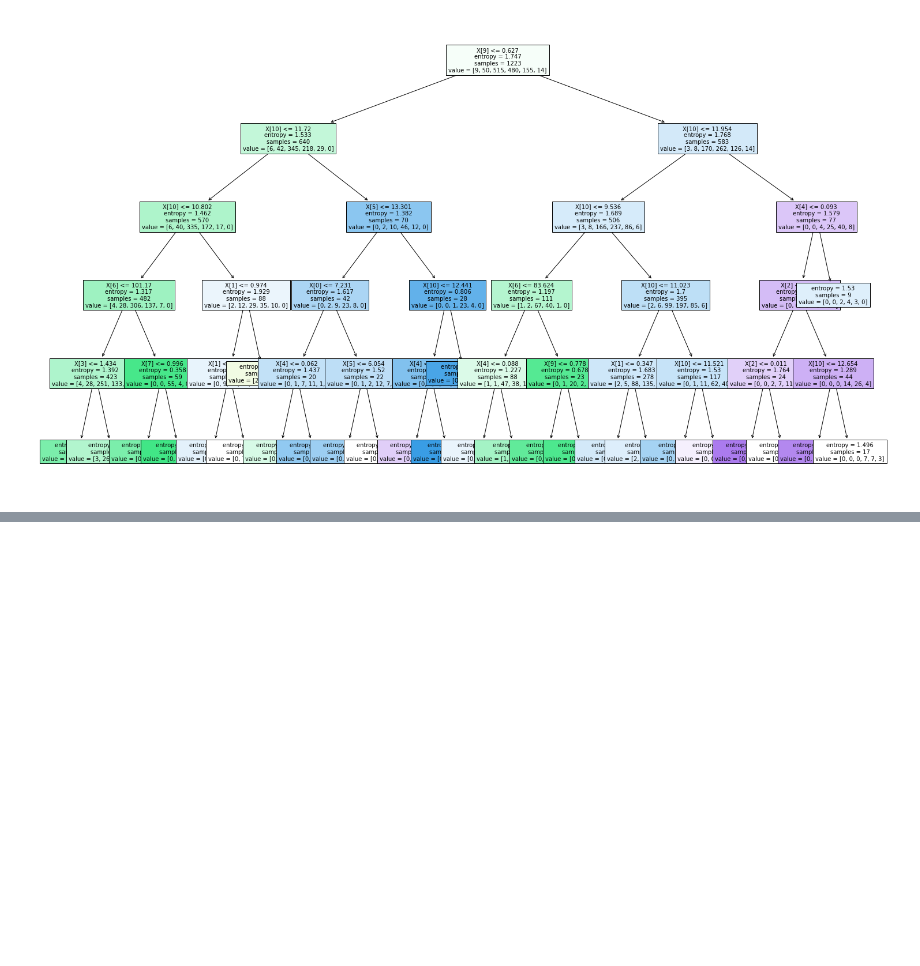
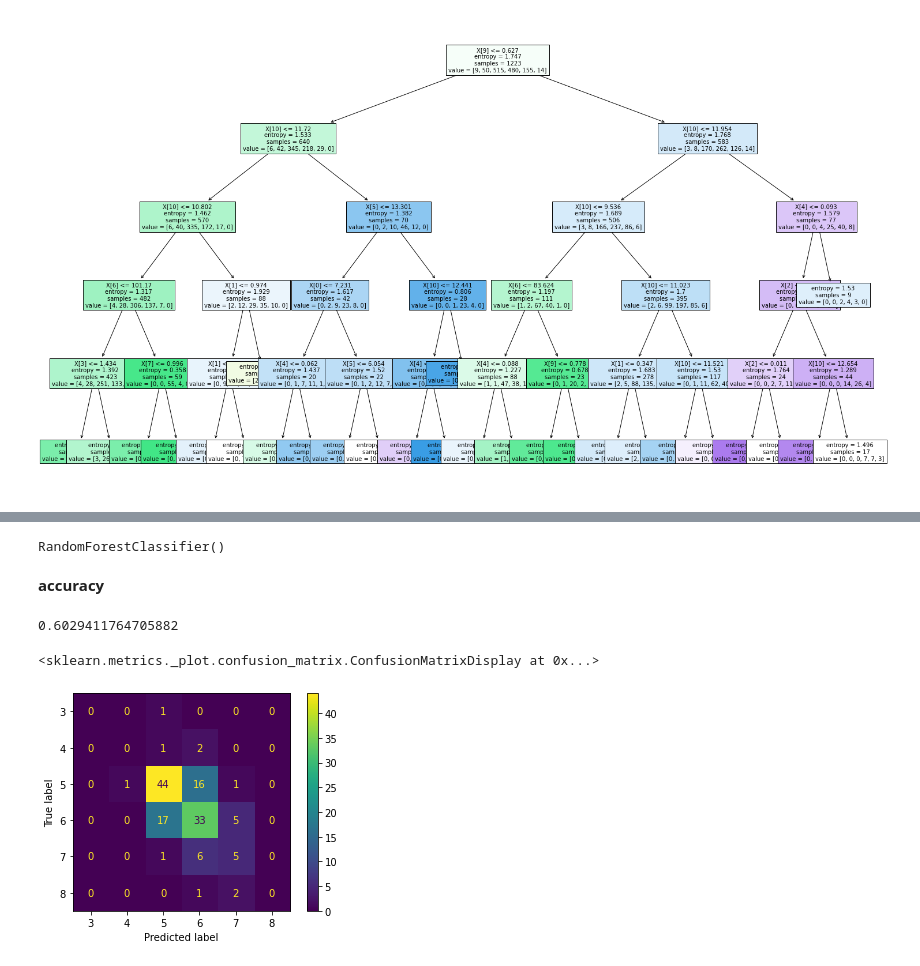
Before and after one commit to Prikshit7766/machine-learning, a Jupyter notebook: Red Wine Quality/Red Wine Quality (Eda+ Fe + Model Building + Grid Search).ipynb, the cells around one changed output, grey strips where cells are left out. Cells and saved outputs as stored; diff of their text form; code cells hidden in the pictures; blank space fills up the shorter version.

```diff
--- a/Red Wine Quality/Red Wine Quality (Eda+ Fe + Model Building + Grid Search).ipynb
+++ b/Red Wine Quality/Red Wine Quality (Eda+ Fe + Model Building + Grid Search).ipynb
@@ -920,0 +923,7 @@ tree.plot_tree(dt_clf_with_best_params,filled=True,fontsize=10)
+# %%
+from sklearn.ensemble import RandomForestClassifier
+Rf_model=RandomForestClassifier()
+# %%
+Rf_model.fit(x_train,y_train)
+# %% [output]
+RandomForestClassifier()
@@ -920,0 +934,8 @@ tree.plot_tree(dt_clf_with_best_params,filled=True,fontsize=10)
+# %% [markdown]
+**accuracy**
+# %%
+#testing accuracy
+accuracy=accuracy_score(y_pred,y_test)
+accuracy
+# %% [output]
+0.6029411764705882
@@ -920,0 +944,5 @@ tree.plot_tree(dt_clf_with_best_params,filled=True,fontsize=10)
+# %%
+plot_confusion_matrix(Rf_model,x_test,y_test)
+# %% [output]
+<sklearn.metrics._plot.confusion_matrix.ConfusionMatrixDisplay at 0x...>
+[figure, added]
```
Also changed, not shown: parts of 24 cells of this notebook.
